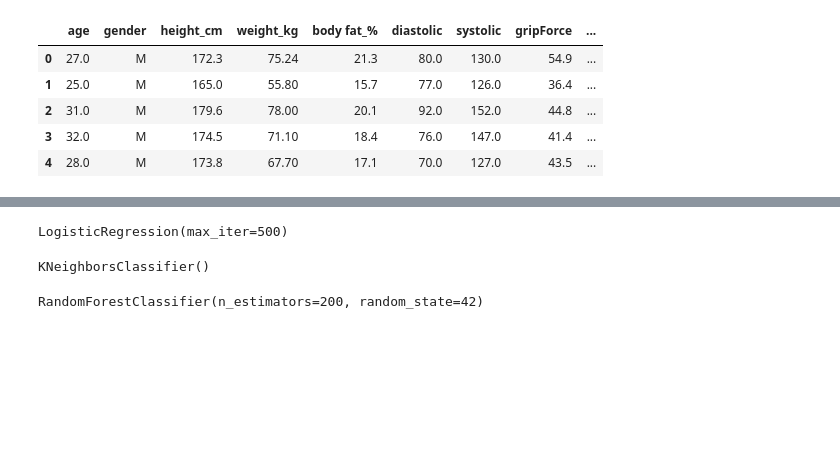
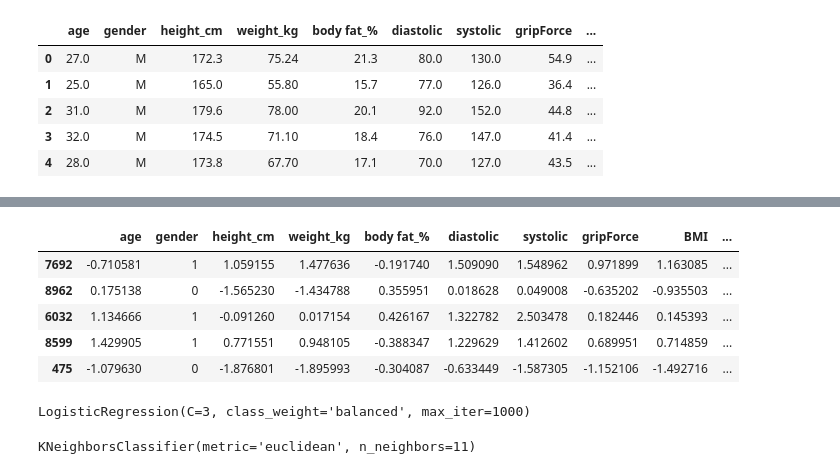
Before and after one commit to keraaa92/BodyPerformace-Classification-ML, a Jupyter notebook: notebooks/01_EDA_Preprocessing.ipynb, the cells around one changed output, grey strips where cells are left out. Saved outputs shown, nothing was run; the diff lists cells and outputs as text; code cells hidden in the pictures; blank space fills up the shorter version.

```diff
--- a/notebooks/01_EDA_Preprocessing.ipynb
+++ b/notebooks/01_EDA_Preprocessing.ipynb
@@ -67,20 +129,70 @@ y = df['class']
 # %%
-X_train, X_test, y_train, y_test = train_test_split(X, y, test_size=0.2, random_state=42, stratify=y)
+no_scale_cols = ['gender']
+scale_cols = [col for col in X.columns if col not in no_scale_cols]
+
+# Split
+X_train, X_test, y_train, y_test = train_test_split(
+    X, y,
+    test_size=0.2,
+    random_state=42,
+    stratify=y
+)
+
+# Scale numeric features
 scaler = StandardScaler()
-X_train_scaled = scaler.fit_transform(X_train)
-X_test_scaled = scaler.transform(X_test)
+X_train_scaled = X_train.copy()
+X_test_scaled = X_test.copy()
+X_train_scaled[scale_cols] = scaler.fit_transform(X_train[scale_cols])
+X_test_scaled[scale_cols] = scaler.transform(X_test[scale_cols])
+
+X_train_scaled.head()
+# %% [output]
+|  | age | gender | height_cm | weight_kg | body fat_% | diastolic | systolic | gripForce | BMI | ... |
+| 7692 | -0.710581 | 1 | 1.059155 | 1.477636 | -0.191740 | 1.509090 | 1.548962 | 0.971899 | 1.163085 | ... |
+| 8962 | 0.175138 | 0 | -1.565230 | -1.434788 | 0.355951 | 0.018628 | 0.049008 | -0.635202 | -0.935503 | ... |
+| 6032 | 1.134666 | 1 | -0.091260 | 0.017154 | 0.426167 | 1.322782 | 2.503478 | 0.182446 | 0.145393 | ... |
+| 8599 | 1.429905 | 1 | 0.771551 | 0.948105 | -0.388347 | 1.229629 | 1.412602 | 0.689951 | 0.714859 | ... |
+| 475 | -1.079630 | 0 | -1.876801 | -1.895993 | -0.304087 | -0.633449 | -1.587305 | -1.152106 | -1.492716 | ... |
 # %%
-lr_model = LogisticRegression(max_iter=500)
-lr_model.fit(X_train_scaled, y_train)
+lr_base = LogisticRegression(
+    max_iter=1000,
+    solver='lbfgs',
+    class_weight='balanced'
+)
+
+param_grid = {'C': [0.01, 0.1, 1, 3, 5, 10]}
+
+grid_lr = GridSearchCV(
+    lr_base,
+    param_grid,
+    cv=5,
+    scoring='f1',
+    n_jobs=-1
+)
+
+grid_lr.fit(X_train_scaled, y_train)
+
+lr_model = grid_lr.best_estimator_
+lr_model
 # %% [output]
-LogisticRegression(max_iter=500)
+LogisticRegression(C=3, class_weight='balanced', max_iter=1000)
 # %%
-knn_model = KNeighborsClassifier(n_neighbors=5)
-knn_model.fit(X_train_scaled, y_train)
+param_grid_knn = {
+    'n_neighbors': [3,5,7,9,11],
+    'weights': ['uniform', 'distance'],
+    'metric': ['euclidean', 'manhattan']
+}
+
+grid_knn = GridSearchCV(
+    KNeighborsClassifier(),
+    param_grid_knn,
+    cv=5,
+    scoring='f1',
+    n_jobs=-1
+)
+
+grid_knn.fit(X_train_scaled, y_train)
+knn_model = grid_knn.best_estimator_
+knn_model
 # %% [output]
-KNeighborsClassifier()
+KNeighborsClassifier(metric='euclidean', n_neighbors=11)
-# %%
-rf_model = RandomForestClassifier(n_estimators=200, random_state=42)
-rf_model.fit(X_train, y_train)
-# %% [output]
-RandomForestClassifier(n_estimators=200, random_state=42)
```
Also changed, not shown: parts of 16 cells of this notebook.
